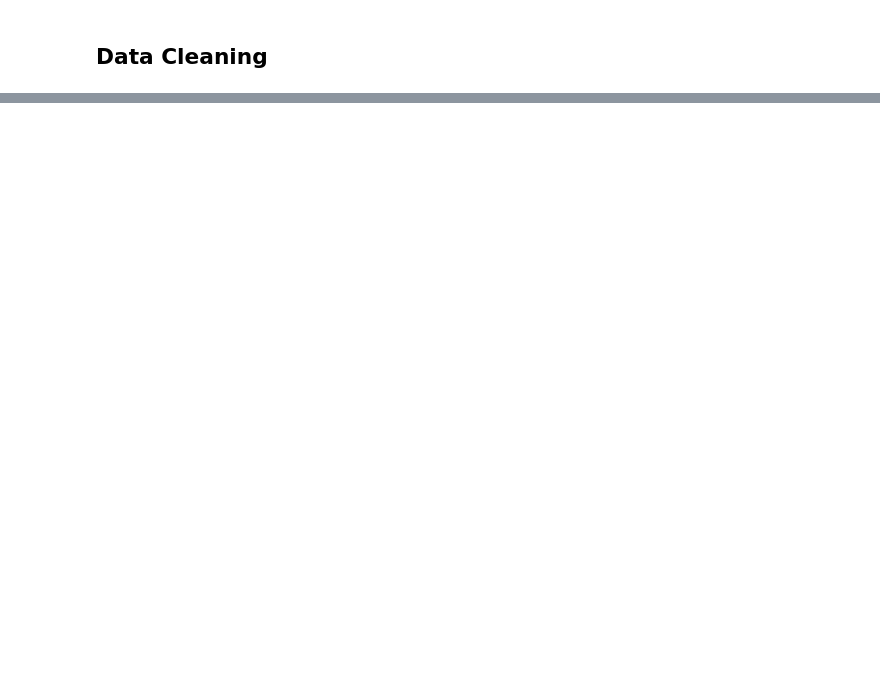
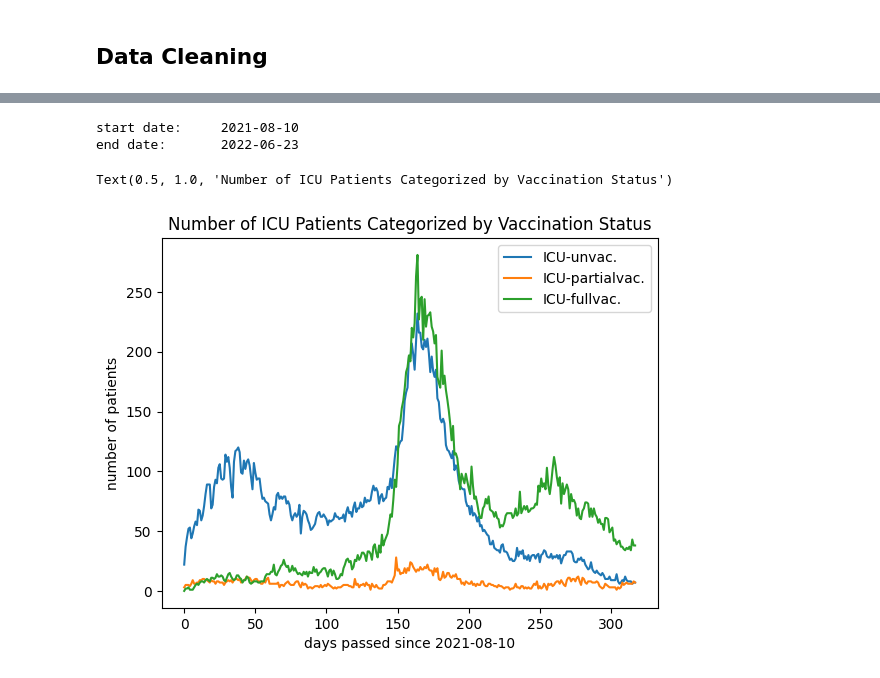
Before and after one commit to yasamanparhizkar/ai4ph_tools4datascience, a Jupyter notebook: Data_Analysis.ipynb, the cells around one changed output, grey strips where cells are left out. Drawn from its saved outputs; the diff is of its cells as text; code cells hidden in the pictures; blank space fills up the shorter version.

Commit message:
added basic statistics and 1 visualization

```diff
--- a/Data_Analysis.ipynb
+++ b/Data_Analysis.ipynb
@@ -47,0 +87,19 @@ all_cases.head()
+# %%
+# date range of the data
+print(f"start date:\t{all_cases['date'].min()}\nend date:\t{all_cases['date'].max()}")
+# %% [output]
+start date:     2021-08-10
+end date:       2022-06-23
+# %%
+# plot the number of unvacinated/partially vaccinated/fully vaccinated ICU patients per day
+plt.figure()
+all_cases['icu_unvac'].plot(kind='line')
+all_cases['icu_partial_vac'].plot(kind='line')
+all_cases['icu_full_vac'].plot(kind='line')
+plt.xlabel(f"days passed since {all_cases['date'].min()}")
+plt.ylabel("number of patients")
+plt.legend(["ICU-unvac.", "ICU-partialvac.", "ICU-fullvac."])
+plt.title("Number of ICU Patients Categorized by Vaccination Status")
+# %% [output]
+Text(0.5, 1.0, 'Number of ICU Patients Categorized by Vaccination Status')
+[figure, added]
```
Also changed, not shown: parts of 5 cells of this notebook.
